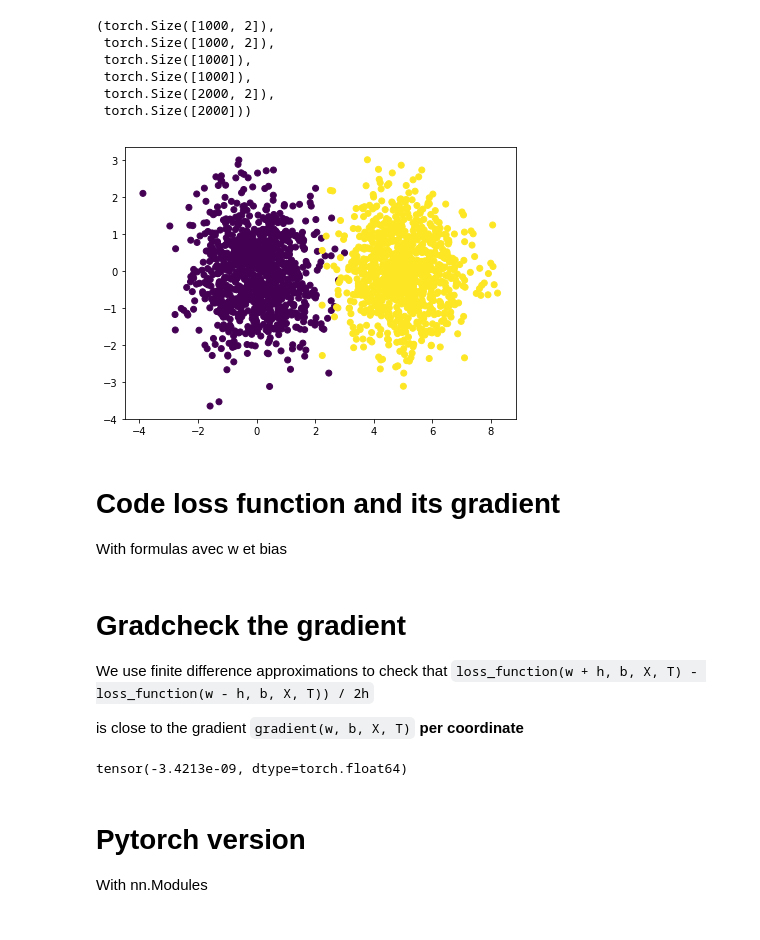
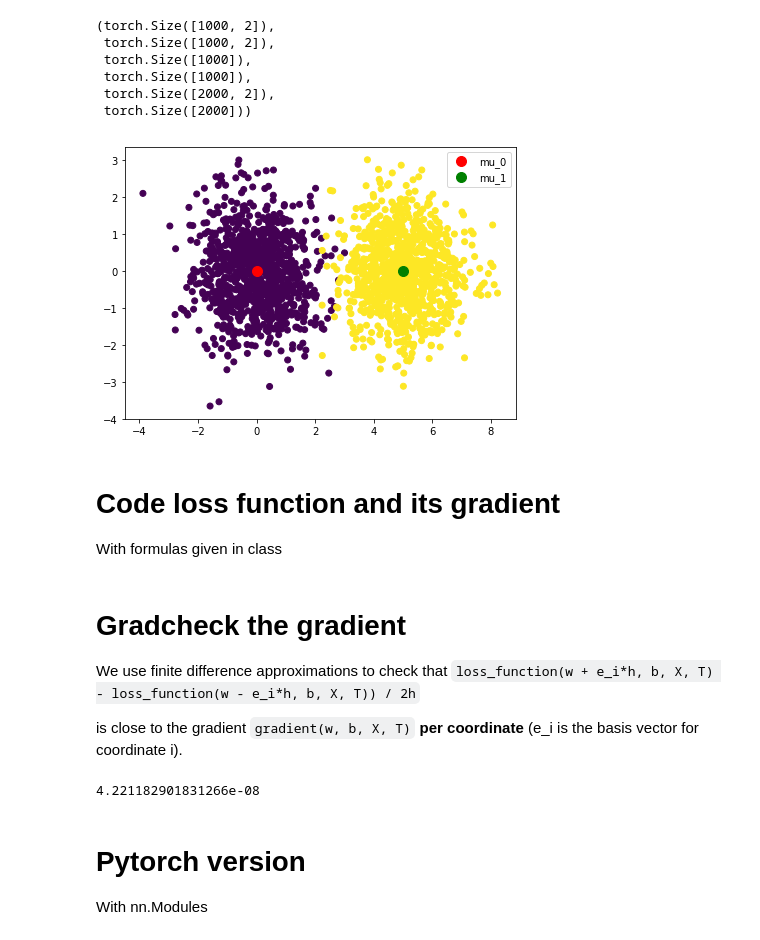
Before and after one commit to Zeinab-Haroon/ammi_dldiy, a Jupyter notebook: day1_tp/debug/logistic_regression_corr.ipynb, the cells around one changed output. Saved outputs shown, nothing was run; the diff lists cells and outputs as text; code cells hidden in the pictures.

````diff
--- a/day1_tp/debug/logistic_regression_corr.ipynb
+++ b/day1_tp/debug/logistic_regression_corr.ipynb
@@ -41,18 +41,21 @@ x_0.size(), x_1.size(), t_0.size(), t_1.size(), X.size(), T.size()
 # %%
 import matplotlib.pyplot as plt
 %matplotlib inline
 
 
 plt.figure(figsize=(7, 5))
 plt.scatter(X[:, 0], X[:, 1], c=T)
+plt.scatter([mu_0[0][0].item()], [mu_0[0][1].item()], c='red', s=100, label='mu_0')
+plt.scatter([ mu_1[0][0].item()], [mu_1[0][1].item()], c='green', s=100, label='mu_1')
+plt.legend()
 plt.show()
 # %% [output]
-[figure, old version]
+[figure, new version]
 # %% [markdown]
 Code loss function and its gradient
 ===
 
-With formulas avec w et bias
+With formulas given in class
 # %%
 from scipy.special import expit
 
@@ -69,11 +72,11 @@ def gradient(w, b, X, T):
 Gradcheck the gradient
 ====
 We use finite difference approximations to check that
-```loss_function(w + h, b, X, T) - loss_function(w - h, b, X, T)) / 2h```
+```loss_function(w + e_i*h, b, X, T) - loss_function(w - e_i*h, b, X, T)) / 2h```
 
 is close to the gradient
 ```gradient(w, b, X, T)```
- __per coordinate__
+ __per coordinate__ (e_i is the basis vector for coordinate i).
 # %%
 import numpy as np
 
@@ -81,21 +84,23 @@ import numpy as np
 w = torch.rand(d, 1)
 b = torch.rand(1)
 
-# compute approximation of the gradient along direction i
+# compute approximation of the gradient along coordinate i
 def finite_differences(w, b, X, T, h, i):
     d = w.size(0)
     H = torch.zeros(d, 1)
     H[i] = h
     return (loss_function(w + H, b, X, T) - loss_function(w - H, b, X, T)) / (2 * h)
 
-# gradcheck for given h at a given coordinate i
-i = 1
+# gradcheck for given h for every coordinate
 h = 1e-5
-
-# why do we use double()?
-finite_differences(w.double(), b.double(), X.double(), T, h, i) + gradient(w.double(), b.double(), X.double(), T)[0][i]
+norm = 0
+for i in range(d):
+    # we use double() for more precision during the gradcheck
+    norm += (finite_differences(w.double(), b.double(), X.double(), T, h, i) \
+             - gradient(w.double(), b.double(), X.double(), T)[0][i]).norm()
+print(norm.item())
 # %% [output]
-tensor(-3.4213e-09, dtype=torch.float64)
+4.221182901831266e-08
 # %% [markdown]
 Pytorch version
 ===
````
Also changed, not shown: parts of 13 cells of this notebook.
